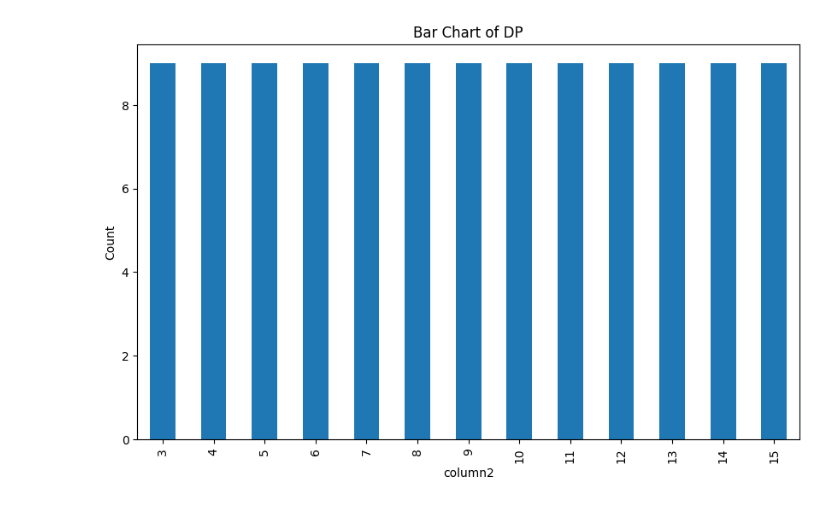
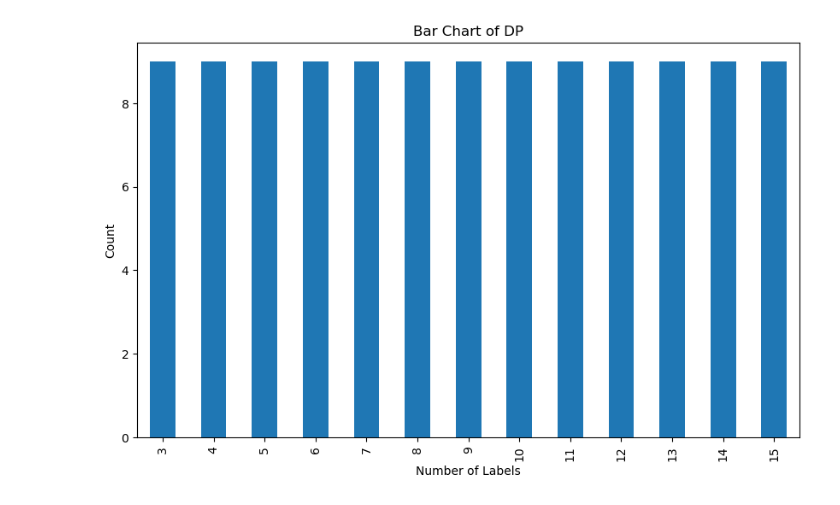
Before and after one commit to arugenre/Charts-DL-SS2024, a Jupyter notebook: Movie/visual.ipynb, the cells around one changed output. Cells and saved outputs as stored; diff of their text form; code cells hidden in the pictures.

```diff
--- a/Movie/visual.ipynb
+++ b/Movie/visual.ipynb
@@ -18,12 +18,12 @@ plt.show()
 # %%
 # Visualization of column2 as a bar chart
 plt.figure(figsize=(10, 6))
 df['Data Points'] = df['Data Points'].astype(int)
 sort_index = df['Data Points'].value_counts().sort_index()
 sort_index.plot(kind='bar')
 plt.title('Bar Chart of DP')
-plt.xlabel('column2')
+plt.xlabel('Number of Labels')
 plt.ylabel('Count')
 plt.show()
 # %% [output]
-[figure, old version]
+[figure, new version]
```
Also changed, not shown: parts of 1 cell of this notebook, 11 other files.
